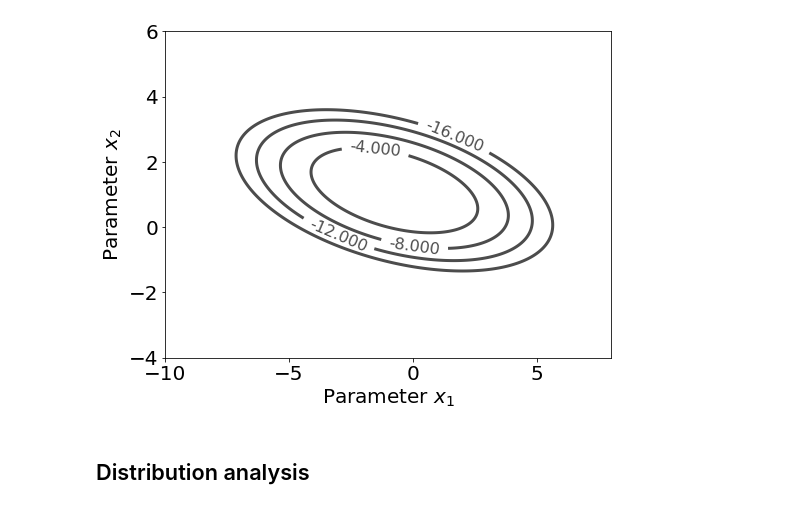
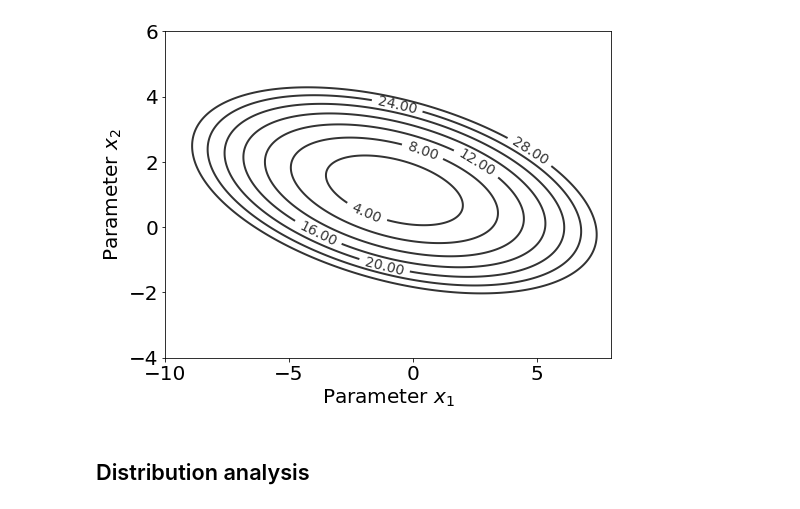
Before and after one commit to QianWanghhu/IES-FF, a Jupyter notebook: src/plot_contour.ipynb, the cells around one changed output. Cells and saved outputs as stored; diff of their text form; code cells hidden in the pictures.

Commit message:
Modify the functions for contours to obtain positive values.

```diff
--- a/src/plot_contour.ipynb
+++ b/src/plot_contour.ipynb
@@ -45,7 +47,7 @@ def f(x, y):
     """
     sensitive version
     """
-    return -(0.5 * (x - 0.5)** 2 +  ((y - 1)**2) / 0.3 + x * y / 0.9 + 1) + 1.5
+    return (0.5 * (x - 0.5)** 2 +  ((y - 1)**2) / 0.3 + x * y / 0.9 + 1)
 
 # with x fixed at value of 1.3
 def fix_f(x_fix, y_fix):
@@ -73,23 +75,22 @@ def fix_par(func, x1_value, x2_value, value_fix, par_lab='x1'):
     return z_a1, z_a2
 # %%
 # plot contour
-figpath = '../output/gp_run_1024/figs/'
 v_func = np.vectorize(f)   # major key!
 x, y = np.meshgrid(np.linspace(-10, 8, 1000),
                    np.linspace(-4, 6, 1000))
 z = v_func(x, y)
 
 # plot contours
 fig, ax = plt.subplots(1, figsize=(8, 6))
-cs = ax.contour(x, y, z, levels=np.arange(-16, 0, 4), colors='k', linestyles='solid', alpha=0.7)
-ax.clabel(cs, inline=1, fontsize=16)
+cs = ax.contour(x, y, z, levels=np.arange(0, 30, 4), colors='k', linestyles='solid', alpha=0.8, linewidths=2)
+ax.clabel(cs, inline=1, fontsize=14, fmt='%.2f')
 cs.set_clim(0, 15)
 # cb = plt.colorbar(cs)
 ax.set_xlabel('{}{}'.format('Parameter ', r'$x_{1}$'), fontsize= 20)
 ax.set_ylabel('{}{}'.format('Parameter ', r'$x_{2}$'), fontsize= 20);
 plt.savefig(f'{figpath}contour_nonsens.png', dpi=300, format='png')
 # %% [output]
-[figure, old version]
+[figure, new version]
 # %% [markdown]
 ##  Distribution analysis
 # %%
```
Also changed, not shown: parts of 7 cells of this notebook.
